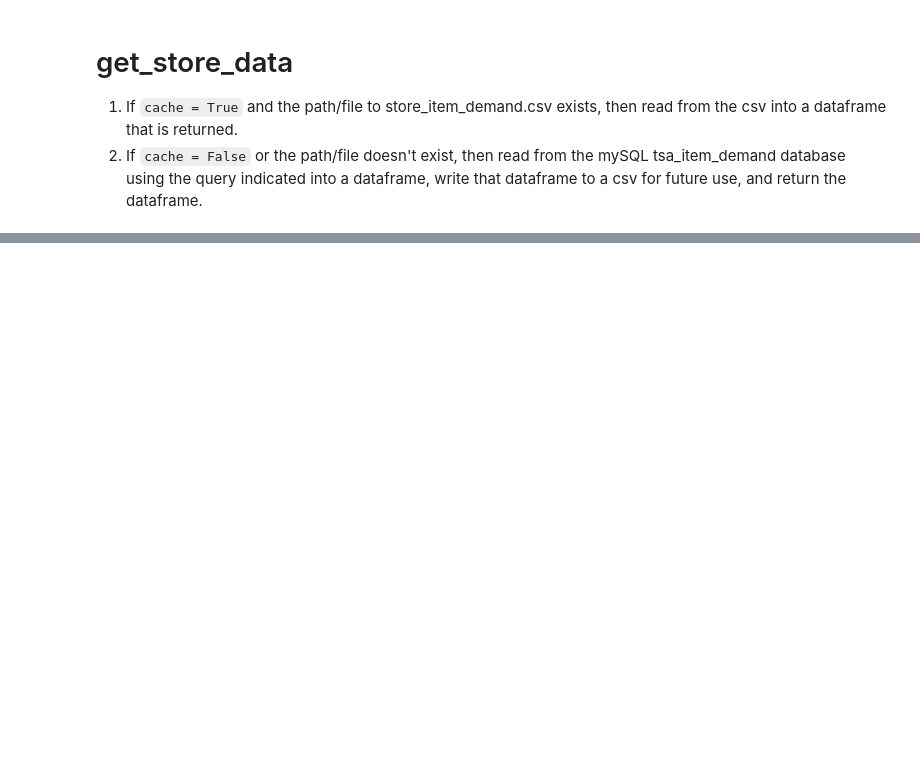
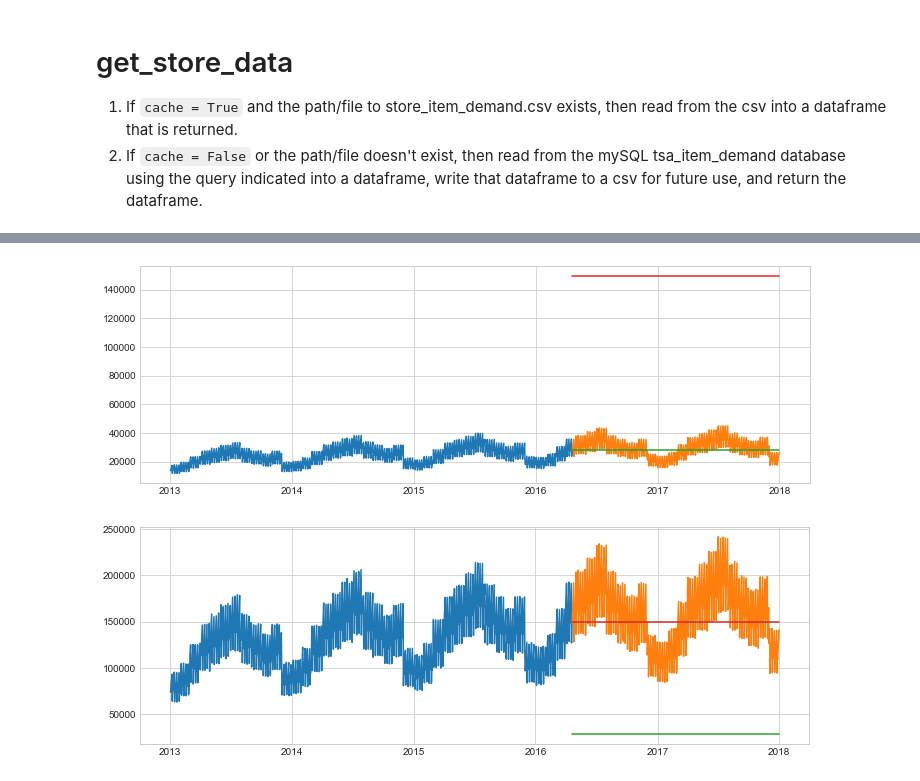
Before and after one commit to guedanie/ds-methodologies-exercises, a Jupyter notebook: time_series/time_series_class_notes.ipynb, the cells around one changed output, grey strips where cells are left out. Drawn from its saved outputs; the diff is of its cells as text; code cells hidden in the pictures; blank space fills up the shorter version.

Commit message:
added modeling lesson 1

```diff
--- a/time_series/time_series_class_notes.ipynb
+++ b/time_series/time_series_class_notes.ipynb
@@ -858,0 +893,8 @@ NameError: name 'path' is not defined
+# %%
+sales = sales.rename(columns=({"sales_total": "dollars_sold", "sale_amount": "items_sold"}))
+# %%
+sales.index.names = ["ds"]
+# %%
+# Split:
+
+train, test = prepare.split_time_data_ptc(sales, .66)
@@ -858,0 +915,13 @@ NameError: name 'path' is not defined
+# %%
+# Items sold
+
+items = train["items_sold"][-1:][0]
+
+# dollars
+dollars = round(train["dollars_sold"][-1:][0], 2)
+
+# We can use these values to predict tomorrows outcome. This is often a good baseline to compare against other models.
+
+yhat_df = pd.DataFrame({"items_sold": [items], "dollars_sold":[dollars]}, index = test.index)
+
+yhat_df.head()
@@ -858,0 +936,12 @@ NameError: name 'path' is not defined
+# %%
+# Plot actual vs predicted values
+
+for col in train.columns:
+    plt.figure(figsize = (12, 4))
+    plt.plot(train[col], label = "Train")
+    plt.plot(test[col], label = "Test")
+    plt.plot(yhat_df)
+    plt.show()
+# %% [output]
+[figure, added]
+[figure, added]
```
Also changed, not shown: parts of 17 cells of this notebook.
